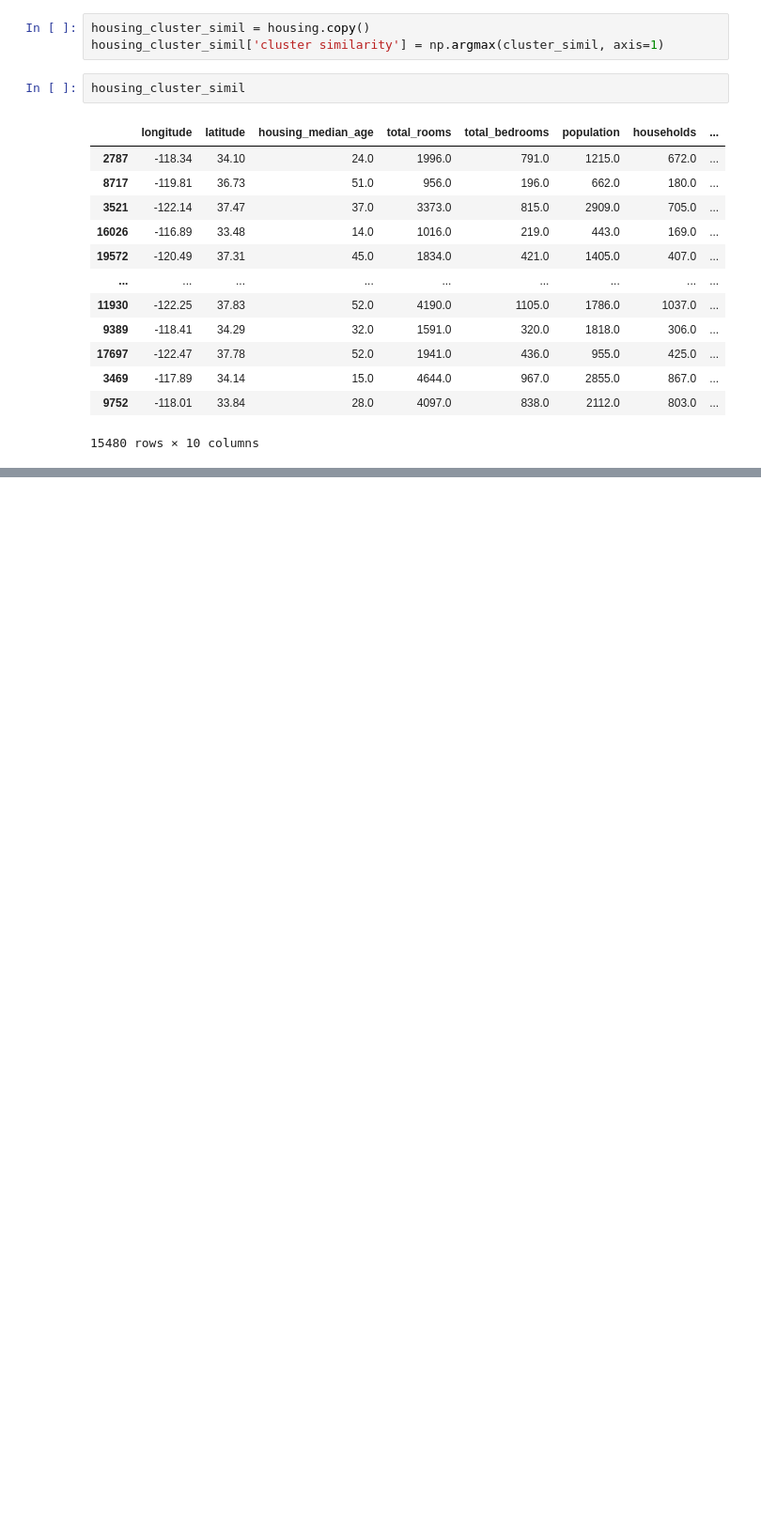
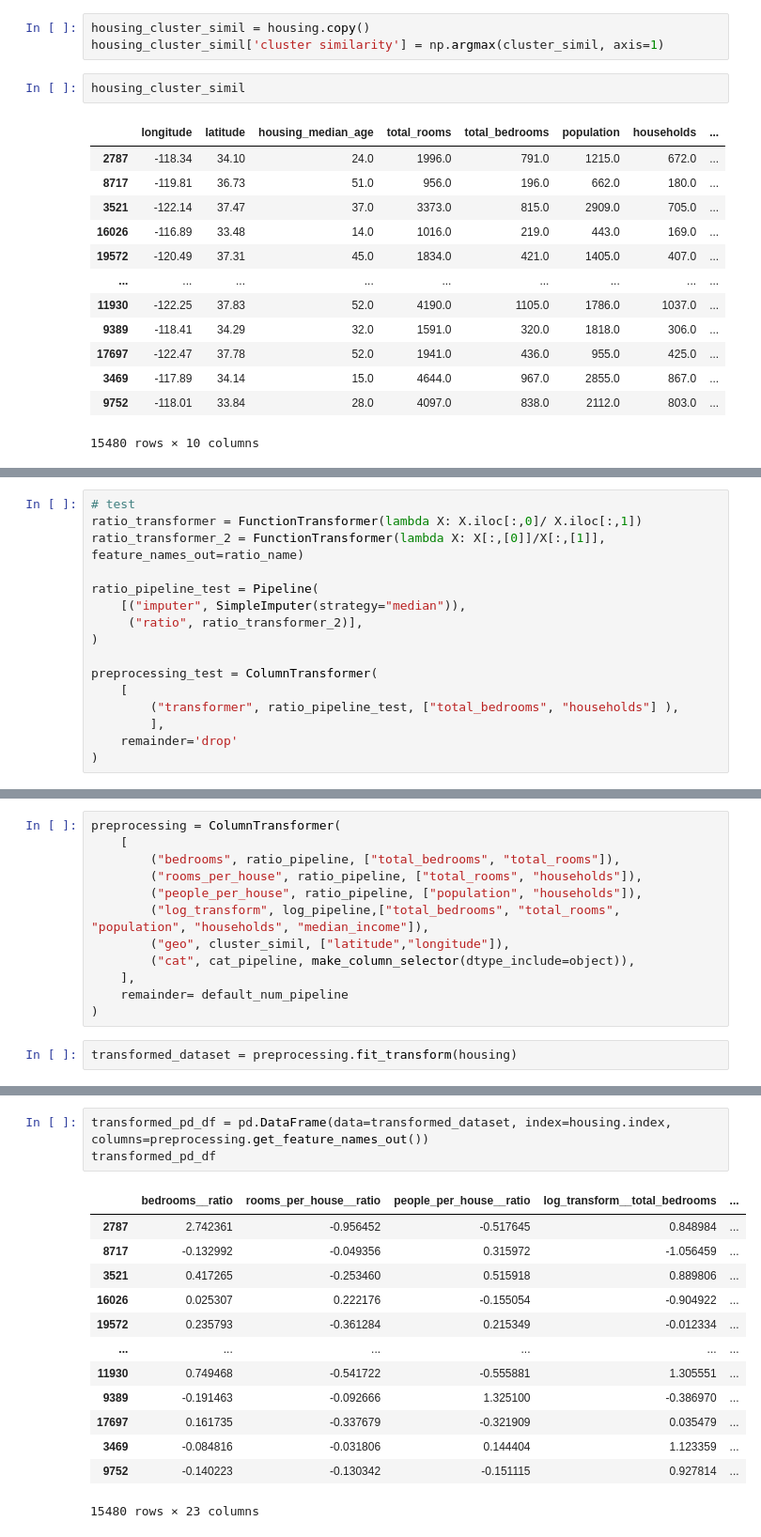
Before and after one commit to SDCaFlo/ML-HandsOn, a Jupyter notebook: Chapter 2/end-to-end.ipynb, the cells around one changed output, grey strips where cells are left out. Shown at 94% size. Drawn from its saved outputs; the diff is of its cells as text; blank space fills up the shorter version.

```diff
--- a/Chapter 2/end-to-end.ipynb
+++ b/Chapter 2/end-to-end.ipynb
@@ -1006,0 +1172,16 @@ ax = sns.scatterplot(data=housing_cluster_simil, x='latitude', y='longitude', hu
+# %%
+# test
+ratio_transformer = FunctionTransformer(lambda X: X.iloc[:,0]/ X.iloc[:,1])
+ratio_transformer_2 = FunctionTransformer(lambda X: X[:,[0]]/X[:,[1]], feature_names_out=ratio_name)
+
+ratio_pipeline_test = Pipeline(
+    [("imputer", SimpleImputer(strategy="median")),
+     ("ratio", ratio_transformer_2)],
+)
+
+preprocessing_test = ColumnTransformer(
+    [
+        ("transformer", ratio_pipeline_test, ["total_bedrooms", "households"] ),
+        ],
+    remainder='drop'
+)
@@ -1006,0 +1242,14 @@ ax = sns.scatterplot(data=housing_cluster_simil, x='latitude', y='longitude', hu
+# %%
+preprocessing = ColumnTransformer(
+    [
+        ("bedrooms", ratio_pipeline, ["total_bedrooms", "total_rooms"]),
+        ("rooms_per_house", ratio_pipeline, ["total_rooms", "households"]),
+        ("people_per_house", ratio_pipeline, ["population", "households"]),
+        ("log_transform", log_pipeline,["total_bedrooms", "total_rooms", "population", "households", "median_income"]),
+        ("geo", cluster_simil, ["latitude","longitude"]),
+        ("cat", cat_pipeline, make_column_selector(dtype_include=object)),
+    ],
+    remainder= default_num_pipeline
+)
+# %%
+transformed_dataset = preprocessing.fit_transform(housing)
@@ -1006,0 +1271,17 @@ ax = sns.scatterplot(data=housing_cluster_simil, x='latitude', y='longitude', hu
+# %%
+transformed_pd_df = pd.DataFrame(data=transformed_dataset, index=housing.index, columns=preprocessing.get_feature_names_out())
+transformed_pd_df
+# %% [output]
+|  | bedrooms__ratio | rooms_per_house__ratio | people_per_house__ratio | log_transform__total_bedrooms | ... |
+| 2787 | 2.742361 | -0.956452 | -0.517645 | 0.848984 | ... |
+| 8717 | -0.132992 | -0.049356 | 0.315972 | -1.056459 | ... |
+| 3521 | 0.417265 | -0.253460 | 0.515918 | 0.889806 | ... |
+| 16026 | 0.025307 | 0.222176 | -0.155054 | -0.904922 | ... |
+| 19572 | 0.235793 | -0.361284 | 0.215349 | -0.012334 | ... |
+| ... | ... | ... | ... | ... | ... |
+| 11930 | 0.749468 | -0.541722 | -0.555881 | 1.305551 | ... |
+| 9389 | -0.191463 | -0.092666 | 1.325100 | -0.386970 | ... |
+| 17697 | 0.161735 | -0.337679 | -0.321909 | 0.035479 | ... |
+| 3469 | -0.084816 | -0.031806 | 0.144404 | 1.123359 | ... |
+| 9752 | -0.140223 | -0.130342 | -0.151115 | 0.927814 | ... |
+15480 rows × 23 columns
```
Also changed, not shown: parts of 30 cells of this notebook.
